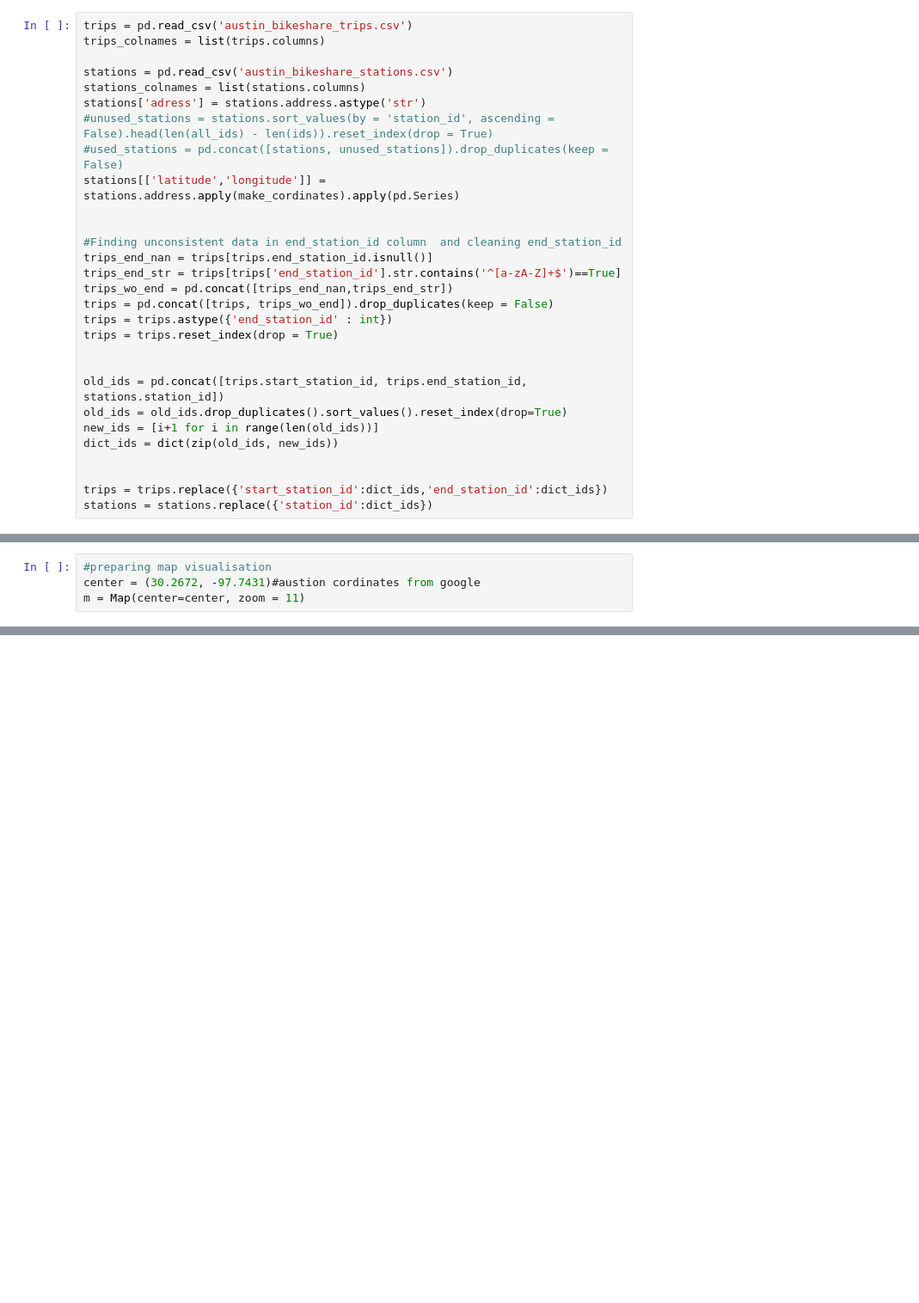
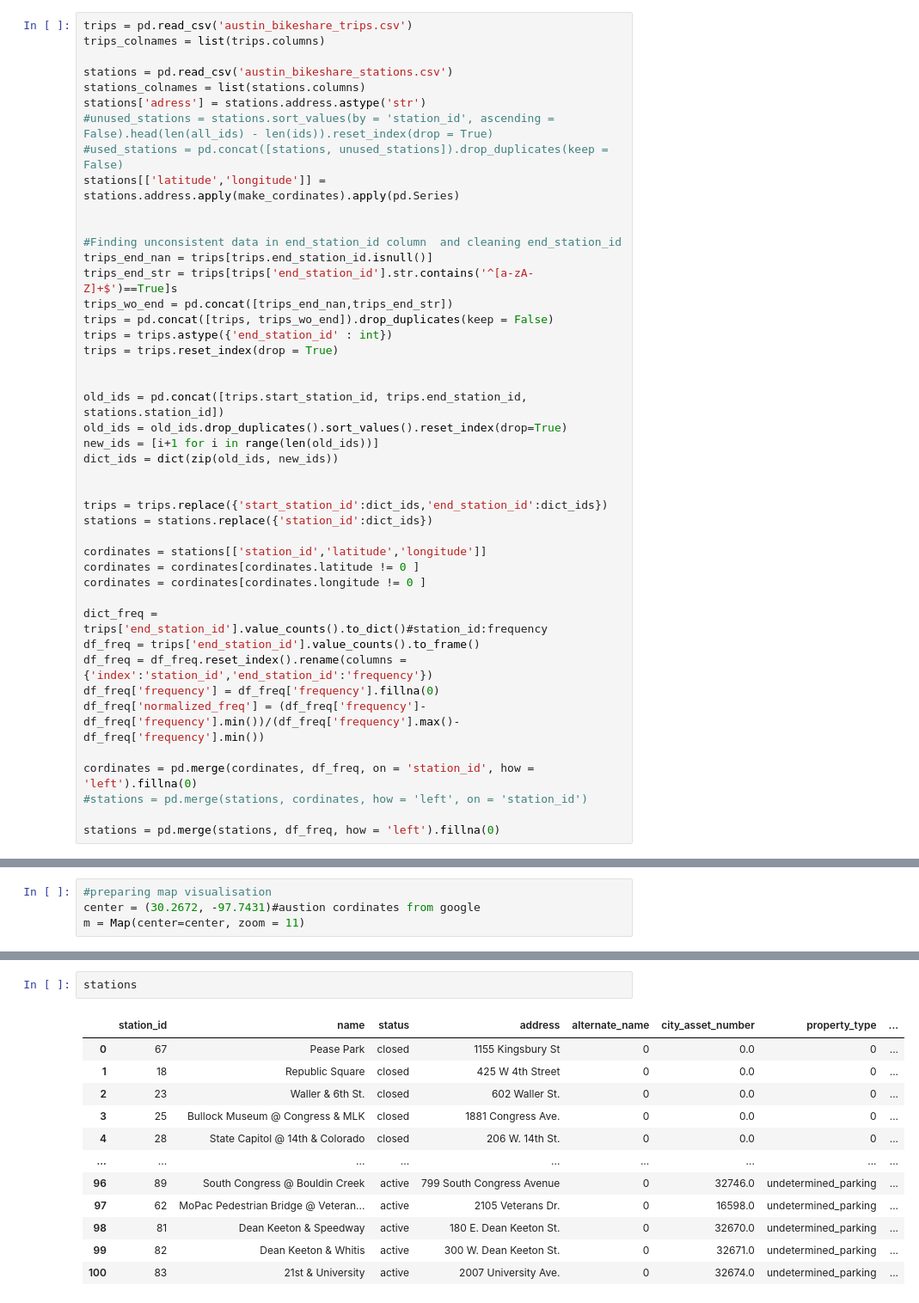
Before and after one commit to yaaqbp/austin_bikeshare, a Jupyter notebook: austin_bikeshare_project.ipynb, the cells around one changed output, grey strips where cells are left out. Shown at 86% size. Drawn from its saved outputs; the diff is of its cells as text; blank space fills up the shorter version.

```diff
--- a/austin_bikeshare_project.ipynb
+++ b/austin_bikeshare_project.ipynb
@@ -42,7 +56,7 @@ stations[['latitude','longitude']] = stations.address.apply(make_cordinates).app
 
 #Finding unconsistent data in end_station_id column  and cleaning end_station_id
 trips_end_nan = trips[trips.end_station_id.isnull()]
-trips_end_str = trips[trips['end_station_id'].str.contains('^[a-zA-Z]+$')==True]
+trips_end_str = trips[trips['end_station_id'].str.contains('^[a-zA-Z]+$')==True]s
 trips_wo_end = pd.concat([trips_end_nan,trips_end_str])
 trips = pd.concat([trips, trips_wo_end]).drop_duplicates(keep = False)
 trips = trips.astype({'end_station_id' : int})
@@ -57,5 +71,20 @@ dict_ids = dict(zip(old_ids, new_ids))
 
 trips = trips.replace({'start_station_id':dict_ids,'end_station_id':dict_ids})
 stations = stations.replace({'station_id':dict_ids})
+
+cordinates = stations[['station_id','latitude','longitude']]
+cordinates = cordinates[cordinates.latitude != 0 ]
+cordinates = cordinates[cordinates.longitude != 0 ]
+
+dict_freq = trips['end_station_id'].value_counts().to_dict()#station_id:frequency
+df_freq = trips['end_station_id'].value_counts().to_frame()
+df_freq = df_freq.reset_index().rename(columns = {'index':'station_id','end_station_id':'frequency'})
+df_freq['frequency'] = df_freq['frequency'].fillna(0)
+df_freq['normalized_freq'] = (df_freq['frequency']-df_freq['frequency'].min())/(df_freq['frequency'].max()-df_freq['frequency'].min())
+
+cordinates = pd.merge(cordinates, df_freq, on = 'station_id', how = 'left').fillna(0)
+#stations = pd.merge(stations, cordinates, how = 'left', on = 'station_id')
+
+stations = pd.merge(stations, df_freq, how = 'left').fillna(0)
 # %%
 fig, ax = plt.subplots()
@@ -127,0 +217,15 @@ Map(bottom=431909.0, center=[30.269337972850355, -97.72042823109005], controls=(
+# %%
+stations
+# %% [output]
+|  | station_id | name | status | address | alternate_name | city_asset_number | property_type | ... |
+| 0 | 67 | Pease Park | closed | 1155 Kingsbury St | 0 | 0.0 | 0 | ... |
+| 1 | 18 | Republic Square | closed | 425 W 4th Street | 0 | 0.0 | 0 | ... |
+| 2 | 23 | Waller & 6th St. | closed | 602 Waller St. | 0 | 0.0 | 0 | ... |
+| 3 | 25 | Bullock Museum @ Congress & MLK | closed | 1881 Congress Ave. | 0 | 0.0 | 0 | ... |
+| 4 | 28 | State Capitol @ 14th & Colorado | closed | 206 W. 14th St. | 0 | 0.0 | 0 | ... |
+| ... | ... | ... | ... | ... | ... | ... | ... | ... |
+| 96 | 89 | South Congress @ Bouldin Creek | active | 799 South Congress Avenue | 0 | 32746.0 | undetermined_parking | ... |
+| 97 | 62 | MoPac Pedestrian Bridge @ Veteran... | active | 2105 Veterans Dr. | 0 | 16598.0 | undetermined_parking | ... |
+| 98 | 81 | Dean Keeton & Speedway | active | 180 E. Dean Keeton St. | 0 | 32670.0 | undetermined_parking | ... |
+| 99 | 82 | Dean Keeton & Whitis | active | 300 W. Dean Keeton St. | 0 | 32671.0 | undetermined_parking | ... |
+| 100 | 83 | 21st & University | active | 2007 University Ave. | 0 | 32674.0 | undetermined_parking | ... |
```
Also changed, not shown: parts of 21 cells of this notebook, 1 other file.
